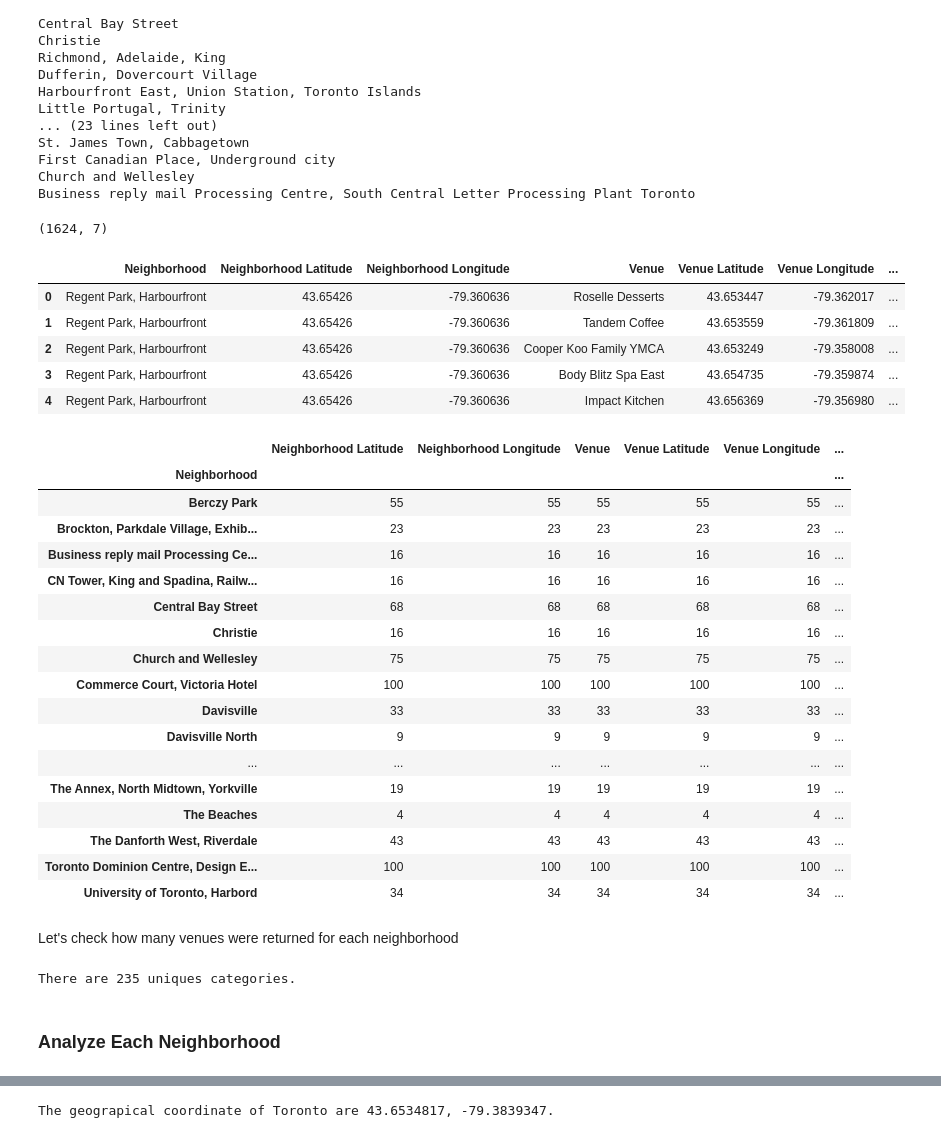
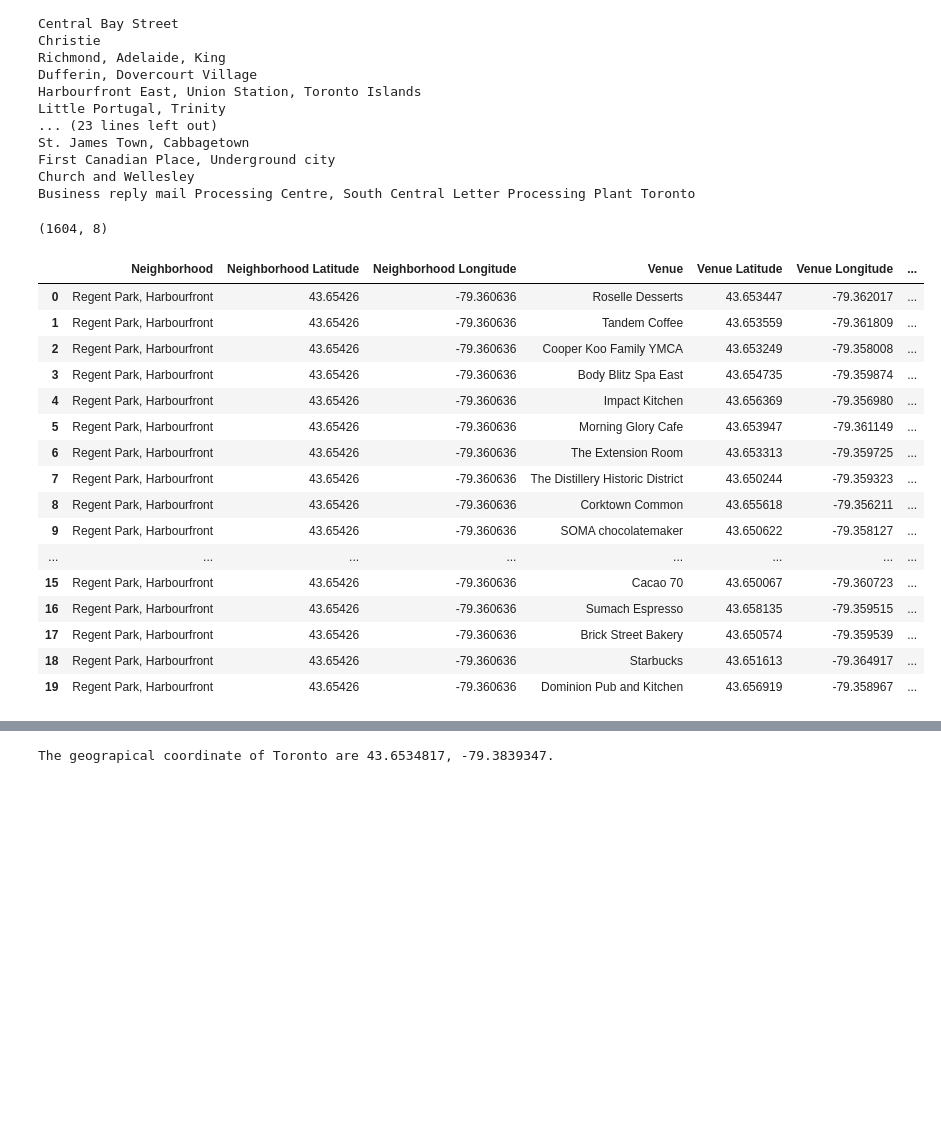
Before and after one commit to chriszhouying/Coursera_Capstone, a Jupyter notebook: Where is the best place to open a cafe in Toronto.ipynb, the cells around one changed output, grey strips where cells are left out. Drawn from its saved outputs; the diff is of its cells as text; code cells hidden in the pictures; blank space fills up the shorter version.

```diff
--- a/Where is the best place to open a cafe in Toronto.ipynb
+++ b/Where is the best place to open a cafe in Toronto.ipynb
@@ -181,6 +137,7 @@ CLIENT_SECRET:ZILR0GCP2IWML3MW4MTK4VHMJ33BMLQE24HXWL3ZW43V15EC
 # %%
 LIMIT=100
 radius=500
+search_query = 'Coffee Shop'
 def getNearbyVenues(names, latitudes, longitudes, radius=500):
 
     venues_list=[]
@@ -189,6 +146,7 @@ def getNearbyVenues(names, latitudes, longitudes, radius=500):
 
 
         # create the API request URL
+
         url = 'https://api.foursquare.com/v2/venues/explore?&client_id={}&client_secret={}&v={}&ll={},{}&radius={}&limit={}'.format(
             CLIENT_ID,
             CLIENT_SECRET,
@@ -209,7 +167,8 @@ def getNearbyVenues(names, latitudes, longitudes, radius=500):
             v['venue']['name'],
             v['venue']['location']['lat'],
             v['venue']['location']['lng'],
-            v['venue']['categories'][0]['name']) for v in results])
+            v['venue']['categories'][0]['name'],
+            v['venue']['id']) for v in results])
 
     nearby_venues = pd.DataFrame([item for venue_list in venues_list for item in venue_list])
     nearby_venues.columns = ['Neighborhood',
@@ -218,7 +177,7 @@ def getNearbyVenues(names, latitudes, longitudes, radius=500):
                   'Venue',
                   'Venue Latitude',
                   'Venue Longitude',
-                  'Venue Category']
+                  'Venue Category','Venue ID']
 
     return(nearby_venues)
 # %% [markdown]
@@ -248,42 +207,23 @@ Church and Wellesley
 Business reply mail Processing Centre, South Central Letter Processing Plant Toronto
 # %%
 print(t_venues.shape)
-t_venues.head()
+t_venues.head(20)
 # %% [output]
-(1624, 7)
+(1604, 8)
 |  | Neighborhood | Neighborhood Latitude | Neighborhood Longitude | Venue | Venue Latitude | Venue Longitude | ... |
 | 0 | Regent Park, Harbourfront | 43.65426 | -79.360636 | Roselle Desserts | 43.653447 | -79.362017 | ... |
 | 1 | Regent Park, Harbourfront | 43.65426 | -79.360636 | Tandem Coffee | 43.653559 | -79.361809 | ... |
 | 2 | Regent Park, Harbourfront | 43.65426 | -79.360636 | Cooper Koo Family YMCA | 43.653249 | -79.358008 | ... |
 | 3 | Regent Park, Harbourfront | 43.65426 | -79.360636 | Body Blitz Spa East | 43.654735 | -79.359874 | ... |
 | 4 | Regent Park, Harbourfront | 43.65426 | -79.360636 | Impact Kitchen | 43.656369 | -79.356980 | ... |
+| 5 | Regent Park, Harbourfront | 43.65426 | -79.360636 | Morning Glory Cafe | 43.653947 | -79.361149 | ... |
+| 6 | Regent Park, Harbourfront | 43.65426 | -79.360636 | The Extension Room | 43.653313 | -79.359725 | ... |
+| 7 | Regent Park, Harbourfront | 43.65426 | -79.360636 | The Distillery Historic District | 43.650244 | -79.359323 | ... |
+| 8 | Regent Park, Harbourfront | 43.65426 | -79.360636 | Corktown Common | 43.655618 | -79.356211 | ... |
+| 9 | Regent Park, Harbourfront | 43.65426 | -79.360636 | SOMA chocolatemaker | 43.650622 | -79.358127 | ... |
+| ... | ... | ... | ... | ... | ... | ... | ... |
+| 15 | Regent Park, Harbourfront | 43.65426 | -79.360636 | Cacao 70 | 43.650067 | -79.360723 | ... |
+| 16 | Regent Park, Harbourfront | 43.65426 | -79.360636 | Sumach Espresso | 43.658135 | -79.359515 | ... |
+| 17 | Regent Park, Harbourfront | 43.65426 | -79.360636 | Brick Street Bakery | 43.650574 | -79.359539 | ... |
+| 18 | Regent Park, Harbourfront | 43.65426 | -79.360636 | Starbucks | 43.651613 | -79.364917 | ... |
+| 19 | Regent Park, Harbourfront | 43.65426 | -79.360636 | Dominion Pub and Kitchen | 43.656919 | -79.358967 | ... |
-# %%
-t_venues.groupby('Neighborhood').count()
-# %% [output]
-|  | Neighborhood Latitude | Neighborhood Longitude | Venue | Venue Latitude | Venue Longitude | ... |
-| Neighborhood |  |  |  |  |  | ... |
-| Berczy Park | 55 | 55 | 55 | 55 | 55 | ... |
-| Brockton, Parkdale Village, Exhib... | 23 | 23 | 23 | 23 | 23 | ... |
-| Business reply mail Processing Ce... | 16 | 16 | 16 | 16 | 16 | ... |
-| CN Tower, King and Spadina, Railw... | 16 | 16 | 16 | 16 | 16 | ... |
-| Central Bay Street | 68 | 68 | 68 | 68 | 68 | ... |
-| Christie | 16 | 16 | 16 | 16 | 16 | ... |
-| Church and Wellesley | 75 | 75 | 75 | 75 | 75 | ... |
-| Commerce Court, Victoria Hotel | 100 | 100 | 100 | 100 | 100 | ... |
-| Davisville | 33 | 33 | 33 | 33 | 33 | ... |
-| Davisville North | 9 | 9 | 9 | 9 | 9 | ... |
-| ... | ... | ... | ... | ... | ... | ... |
-| The Annex, North Midtown, Yorkville | 19 | 19 | 19 | 19 | 19 | ... |
-| The Beaches | 4 | 4 | 4 | 4 | 4 | ... |
-| The Danforth West, Riverdale | 43 | 43 | 43 | 43 | 43 | ... |
-| Toronto Dominion Centre, Design E... | 100 | 100 | 100 | 100 | 100 | ... |
-| University of Toronto, Harbord | 34 | 34 | 34 | 34 | 34 | ... |
-# %% [markdown]
-Let's check how many venues were returned for each neighborhood
-# %%
-#let's find out how many unique categories can be curated from all the returned venues
-print('There are {} uniques categories.'.format(len(t_venues['Venue Category'].unique())))
-# %% [output]
-There are 235 uniques categories.
-# %% [markdown]
-###  Analyze Each Neighborhood
```
Also changed, not shown: parts of 59 cells of this notebook.
